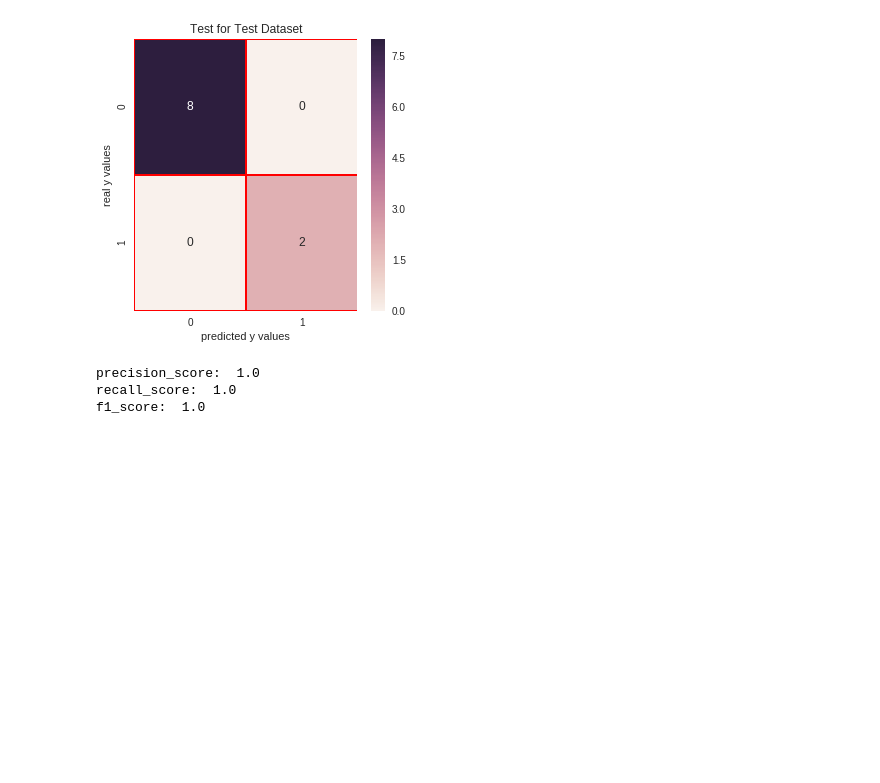
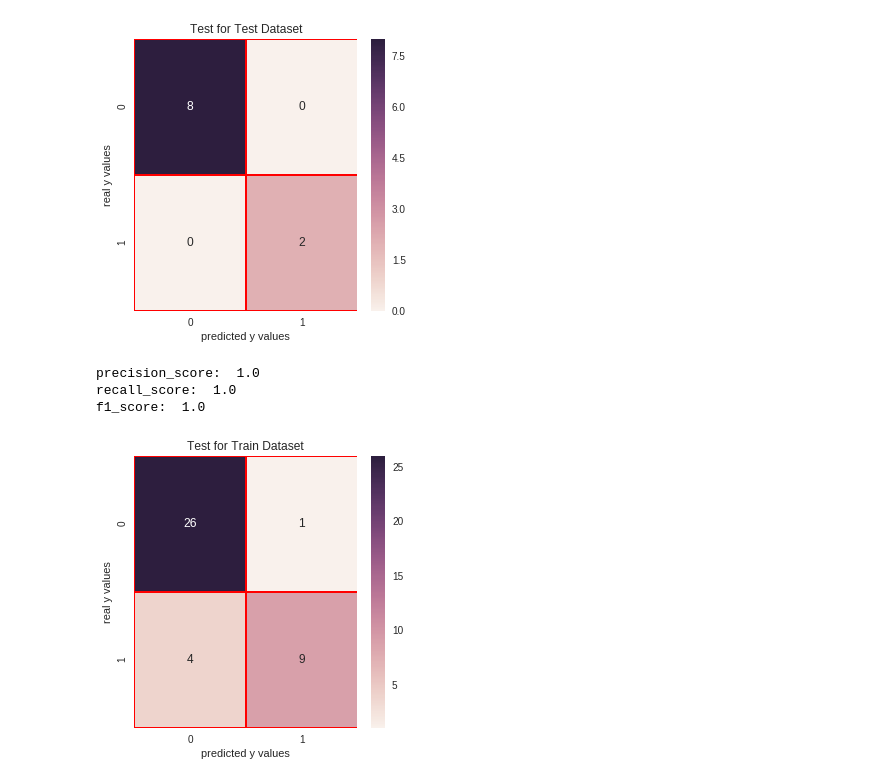
Before and after one commit to Anandharajan/DriverBehaviour, a Jupyter notebook: DriverBehaviour.ipynb, the cells around one changed output. Saved outputs shown, nothing was run; the diff lists cells and outputs as text; code cells hidden in the pictures; blank space fills up the shorter version.

```diff
--- a/DriverBehaviour.ipynb
+++ b/DriverBehaviour.ipynb
@@ -534,3 +534,13 @@ real value of y_test_01[2]: 0 -> the predict: [0]
 precision_score:  1.0
 recall_score:  1.0
 f1_score:  1.0
+# %%
+cm_knn_train = confusion_matrix(y_train_01,knn.predict(x_train))
+f, ax = plt.subplots(figsize =(5,5))
+sns.heatmap(cm_knn_train,annot = True,linewidths=0.5,linecolor="red",fmt = ".0f",ax=ax)
+plt.xlabel("predicted y values")
+plt.ylabel("real y values")
+plt.title("Test for Train Dataset")
+plt.show()
+# %% [output]
+[figure, added]
```
Also changed, not shown: parts of 4 cells of this notebook.
